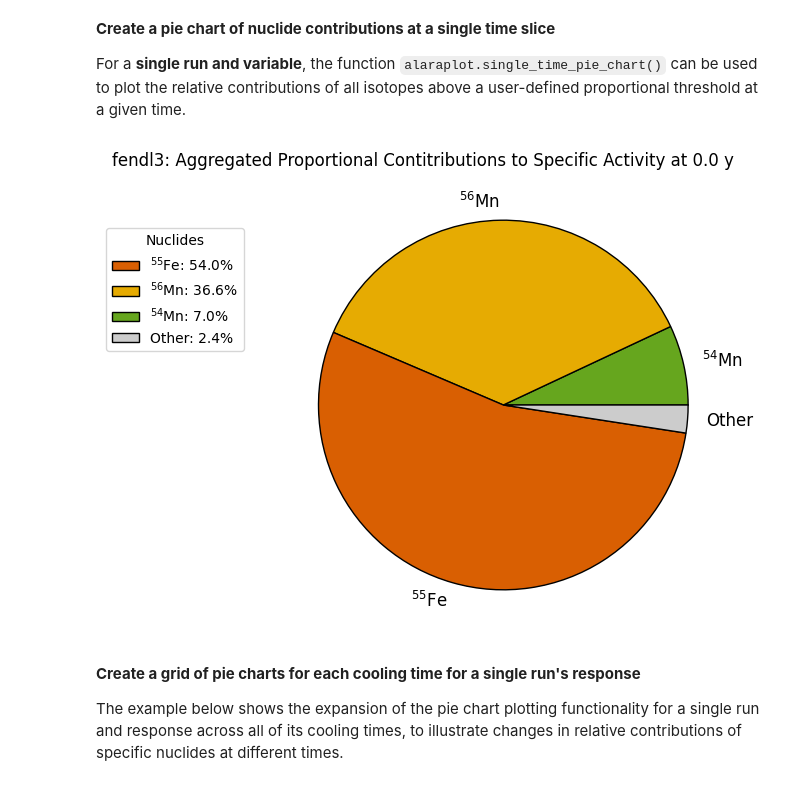
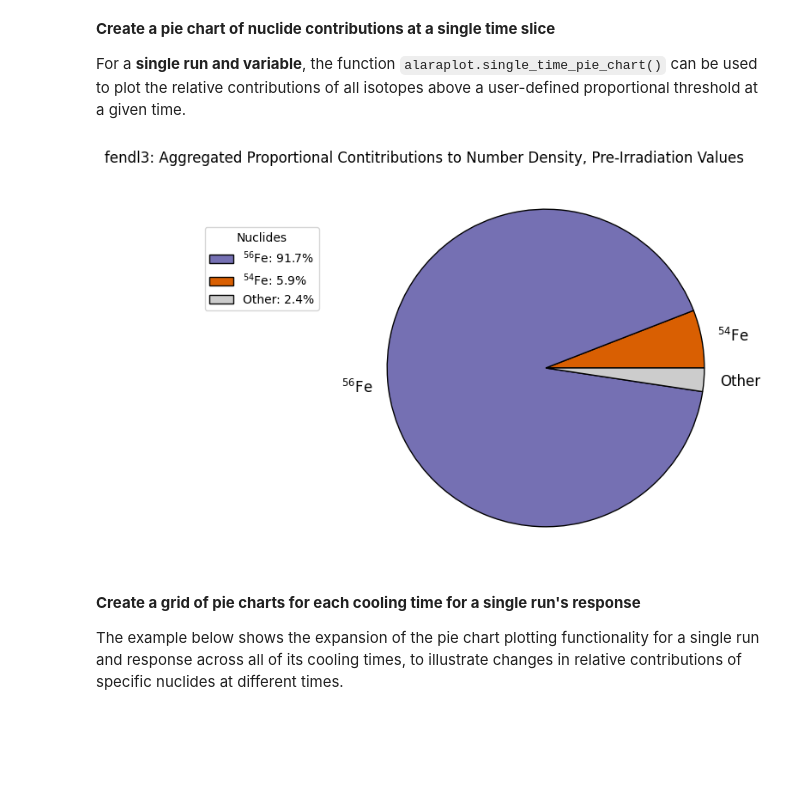
Before and after one commit to svalinn/ALARA, a Jupyter notebook: tools/ALARAJOYWrapper/alarajoy_QA_notebook.ipynb, the cells around one changed output. Saved outputs shown, nothing was run; the diff lists cells and outputs as text; code cells hidden in the pictures; blank space fills up the shorter version.

Commit message:
Calculating initial number densities

```diff
--- a/tools/ALARAJOYWrapper/alarajoy_QA_notebook.ipynb
+++ b/tools/ALARAJOYWrapper/alarajoy_QA_notebook.ipynb
@@ -160,22 +155,24 @@ For a **single run and variable**, the function `alaraplot.single_time_pie_chart
 # %%
 importlib.reload(alaraplot)
 agg = alaraplot.pie_chart_aggregation(
     adf=adf,
     run_lbl='fendl3',
-    variable='Specific Activity',
+    variable='Number Density',
     threshold=0.05,
-    time_unit='y'
+    time_unit='y',
+    pre_irrad=True
 )
 single_pie = alaraplot.single_time_pie_chart(
     agg=agg,
     run_lbl='fendl3',
-    variable='Specific Activity',
+    variable='Number Density',
     threshold=0.05,
     time_idx=0,
-    time_unit='y'
+    time_unit='y',
+    pre_irrad=True
 )
 # %% [output]
-[figure, old version]
+[figure, new version]
 # %% [markdown]
 **Create a grid of pie charts for each cooling time for a single run's response**
 
```
Also changed, not shown: parts of 5 cells of this notebook, 8 other files.
